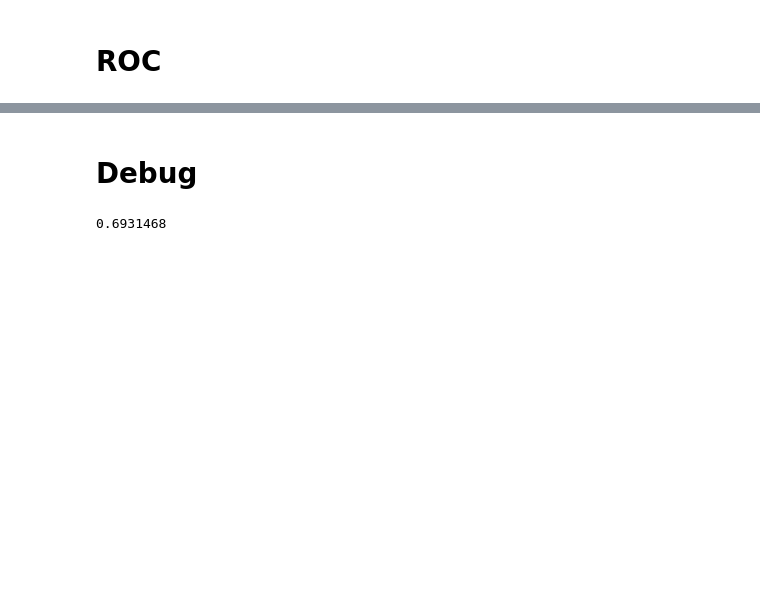
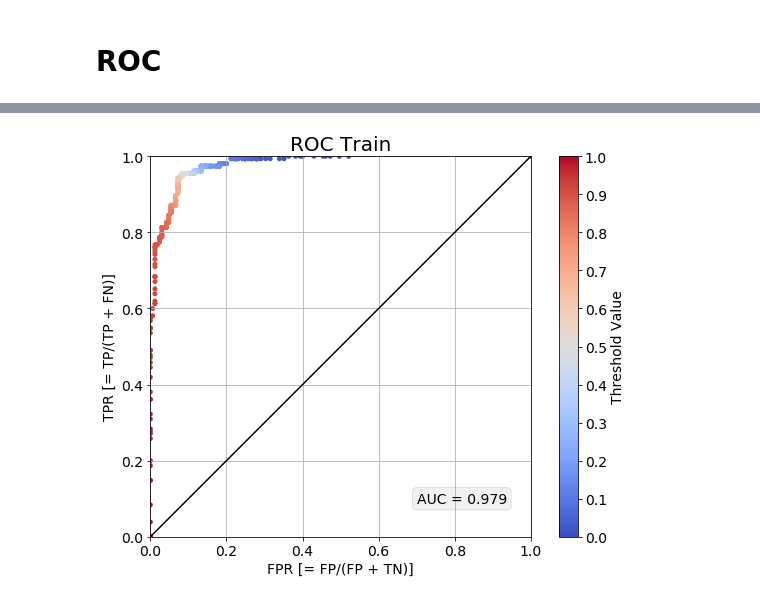
Before and after one commit to chrismbryant/anchor-vector-optimization, a Jupyter notebook: anchors_binary_clean.ipynb, the cells around one changed output, grey strips where cells are left out. Cells and saved outputs as stored; diff of their text form; code cells hidden in the pictures; blank space fills up the shorter version.

```diff
--- a/anchors_binary_clean.ipynb
+++ b/anchors_binary_clean.ipynb
@@ -683,30 +748,10 @@ NameError: name 'roc_curve' is not defined
-# %% [markdown]
-# Debug
-# %%
-n_x = X_train.shape[0]
-n_y = Y_train.shape[0]
-k = 4
-
-tf.reset_default_graph()
-
-def get_cost(Y, H):
-    m = tf.cast(tf.shape(Y)[1], dtype = "float32")
-    cost = - 1 / m * tf.reduce_sum((Y * tf.log(H) + (1 - Y) * tf.log(1 - H)))
-    return cost
-
-X, Y = create_placeholders(n_x, n_y)
-params = initialize_params(k, n_x)
-H = forward_propagate(X, params)
-cost = get_cost(Y, H)
-
-init = tf.global_variables_initializer()
-
-with tf.Session() as sess:
-
-    sess.run(init)
-
-    p_results = sess.run(cost, feed_dict = {X: X_train, Y: Y_train})
-
-p_results
-# %% [output]
-0.6931468
+# %%
+roc_train = plot_roc(
+    Y_train,
+    probs_train,
+    title="ROC Train",
+    cmap="coolwarm",
+    img_path="images/anchor_training/ROC_train.png"
+)
+# %% [output]
+[figure, added]
```
Also changed, not shown: parts of 16 cells of this notebook.
